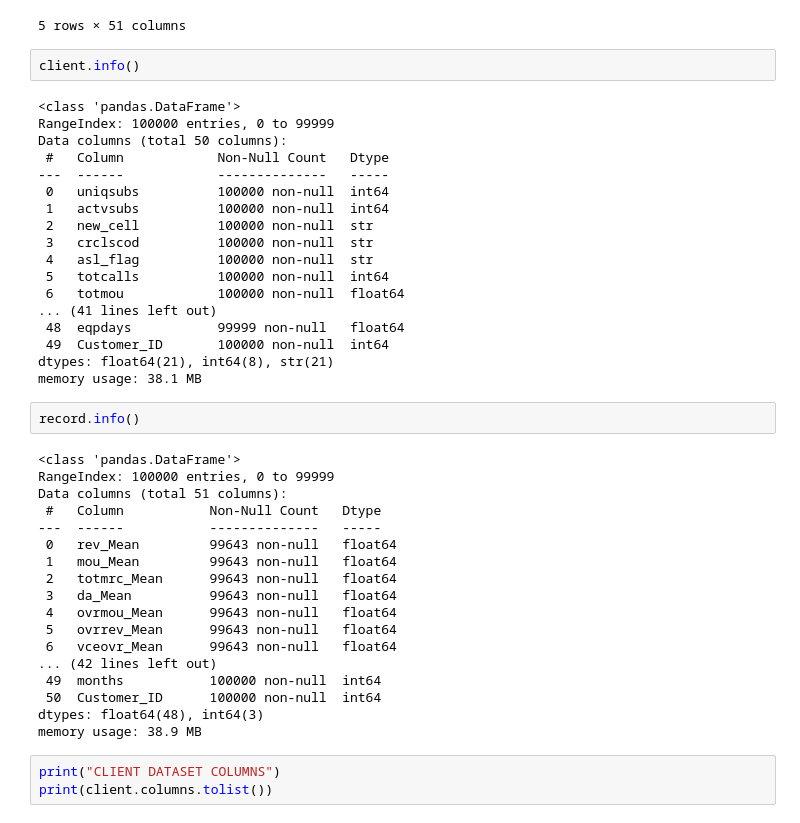
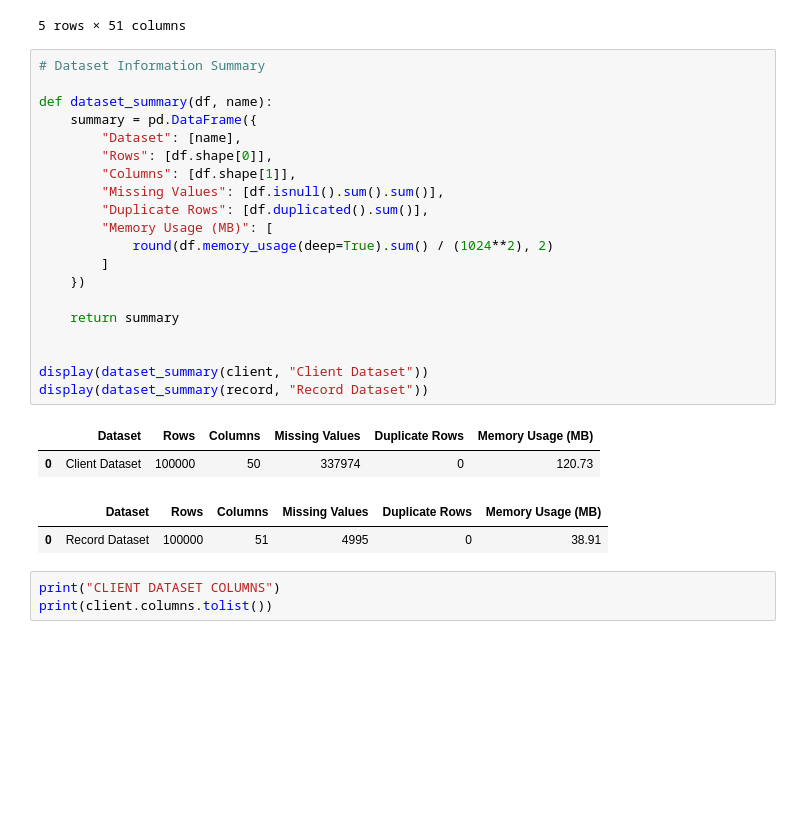
Before and after one commit to eastiak14/Customer-Churn-Analysis-, a Jupyter notebook: notebooks/final_analysis.ipynb, the cells around one changed output. Cells and saved outputs as stored; diff of their text form; blank space fills up the shorter version.

```diff
--- a/notebooks/final_analysis.ipynb
+++ b/notebooks/final_analysis.ipynb
@@ -48,45 +38,30 @@ display(record.head())
 | 4 | 55.2300 | 570.50 | 71.980 | 0.0000 | 0.00 | 0.0 | 0.0 | 0.0 | ... |
 5 rows × 51 columns
 # %%
-client.info()
+# Dataset Information Summary
+
+def dataset_summary(df, name):
+    summary = pd.DataFrame({
+        "Dataset": [name],
+        "Rows": [df.shape[0]],
+        "Columns": [df.shape[1]],
+        "Missing Values": [df.isnull().sum().sum()],
+        "Duplicate Rows": [df.duplicated().sum()],
+        "Memory Usage (MB)": [
+            round(df.memory_usage(deep=True).sum() / (1024**2), 2)
+        ]
+    })
+
+    return summary
+
+
+display(dataset_summary(client, "Client Dataset"))
+display(dataset_summary(record, "Record Dataset"))
 # %% [output]
-<class 'pandas.DataFrame'>
-RangeIndex: 100000 entries, 0 to 99999
-Data columns (total 50 columns):
- #   Column            Non-Null Count   Dtype
----  ------            --------------   -----
- 0   uniqsubs          100000 non-null  int64
- 1   actvsubs          100000 non-null  int64
- 2   new_cell          100000 non-null  str
- 3   crclscod          100000 non-null  str
- 4   asl_flag          100000 non-null  str
- 5   totcalls          100000 non-null  int64
- 6   totmou            100000 non-null  float64
-... (41 lines left out)
- 48  eqpdays           99999 non-null   float64
- 49  Customer_ID       100000 non-null  int64
-dtypes: float64(21), int64(8), str(21)
-memory usage: 38.1 MB
+|  | Dataset | Rows | Columns | Missing Values | Duplicate Rows | Memory Usage (MB) |
+| 0 | Client Dataset | 100000 | 50 | 337974 | 0 | 120.73 |
+|  | Dataset | Rows | Columns | Missing Values | Duplicate Rows | Memory Usage (MB) |
+| 0 | Record Dataset | 100000 | 51 | 4995 | 0 | 38.91 |
-# %%
-record.info()
-# %% [output]
-<class 'pandas.DataFrame'>
-RangeIndex: 100000 entries, 0 to 99999
-Data columns (total 51 columns):
- #   Column           Non-Null Count   Dtype
----  ------           --------------   -----
- 0   rev_Mean         99643 non-null   float64
- 1   mou_Mean         99643 non-null   float64
- 2   totmrc_Mean      99643 non-null   float64
- 3   da_Mean          99643 non-null   float64
- 4   ovrmou_Mean      99643 non-null   float64
- 5   ovrrev_Mean      99643 non-null   float64
- 6   vceovr_Mean      99643 non-null   float64
-... (42 lines left out)
- 49  months           100000 non-null  int64
- 50  Customer_ID      100000 non-null  int64
-dtypes: float64(48), int64(3)
-memory usage: 38.9 MB
 # %%
 print("CLIENT DATASET COLUMNS")
 print(client.columns.tolist())
```
Also changed, not shown: parts of 18 cells of this notebook.
